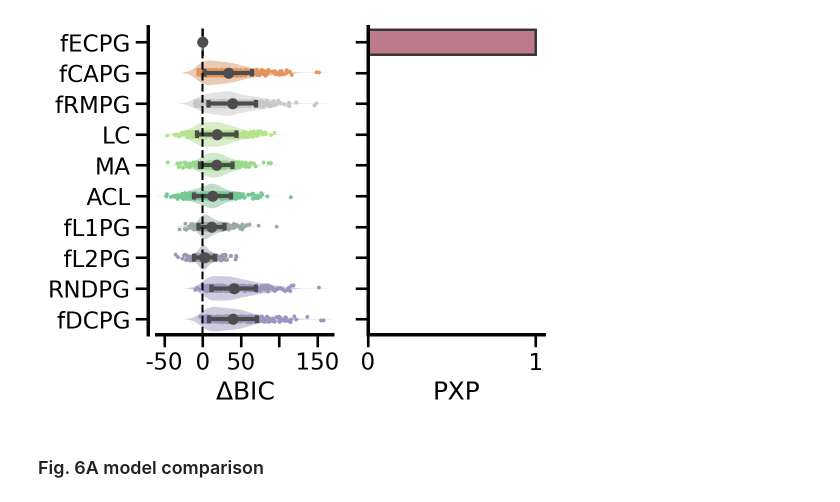
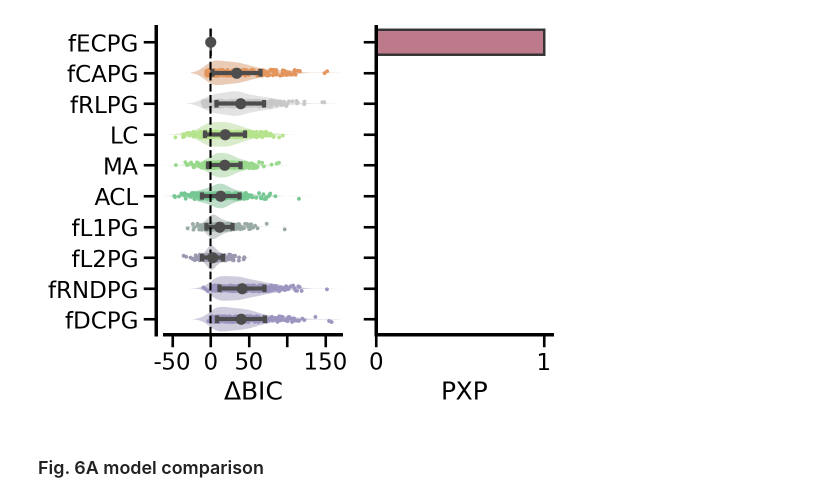
Before and after one commit to fangzefunny/ecpg, a Jupyter notebook: visualization/Fig7.ipynb, the cells around one changed output. Cells and saved outputs as stored; diff of their text form; code cells hidden in the pictures.

```diff
--- a/visualization/Fig7.ipynb
+++ b/visualization/Fig7.ipynb
@@ -19,15 +19,16 @@ viz.get_style()
 # %%
 data_set = 'exp2'
 block_types = ['cons', 'cont', 'conf']
-models = ['ecPG_fea', 'caPG_fea', 'rmPG_fea', 'LC', 'MA', 'ACL', 'l1PG_fea', 'l2PG_fea', 'rndPG_fea', 'dcPG_fea']
-method = 'mle'
+models = ['ecPG_fea', 'caPG_fea', 'rlPG_fea', 'LC', 'MA', 'ACL', 'l1PG_fea', 'l2PG_fea', 'rndPG_fea', 'dcPG_fea']
+method = 'map'
 dpi = 300
+to_pdf = True
 # %%
 fig, axs = plt.subplots(1, 2, figsize=(5, 4), sharey=True)
-model_compare_violin(axs, data_set, models)
-plt.savefig('../figures/exp2/Fig7B_model_compare.pdf', dpi=dpi)
+model_compare_violin(axs, data_set, models, method)
+if to_pdf: plt.savefig('../figures/exp2/Fig7B_model_compare.pdf', dpi=dpi)
 # %% [output]
-[figure, old version]
+[figure, new version]
 # %% [markdown]
 ### Fig. 6A model comparison
 # %%
```
Also changed, not shown: parts of 2 cells of this notebook, 9 other files.
